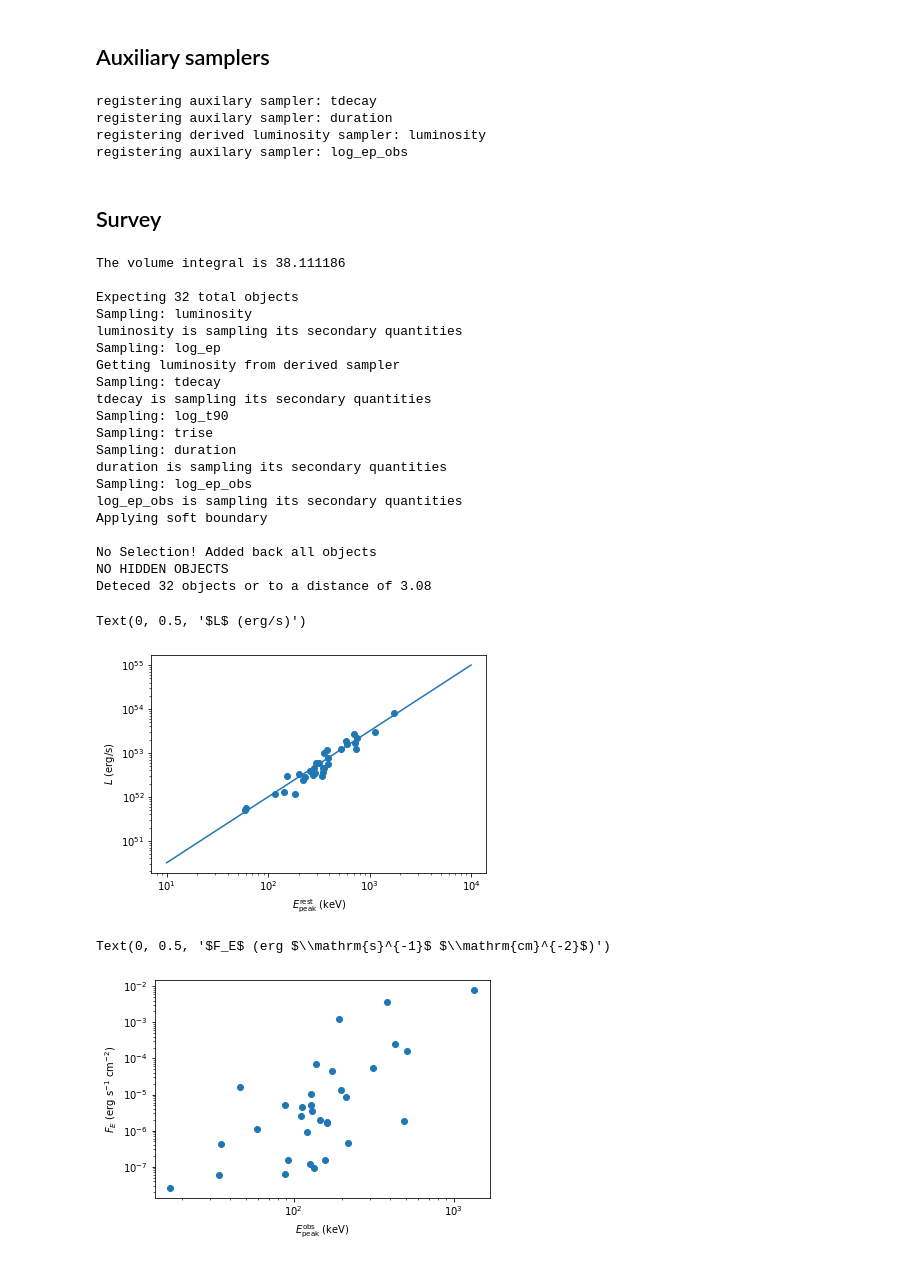
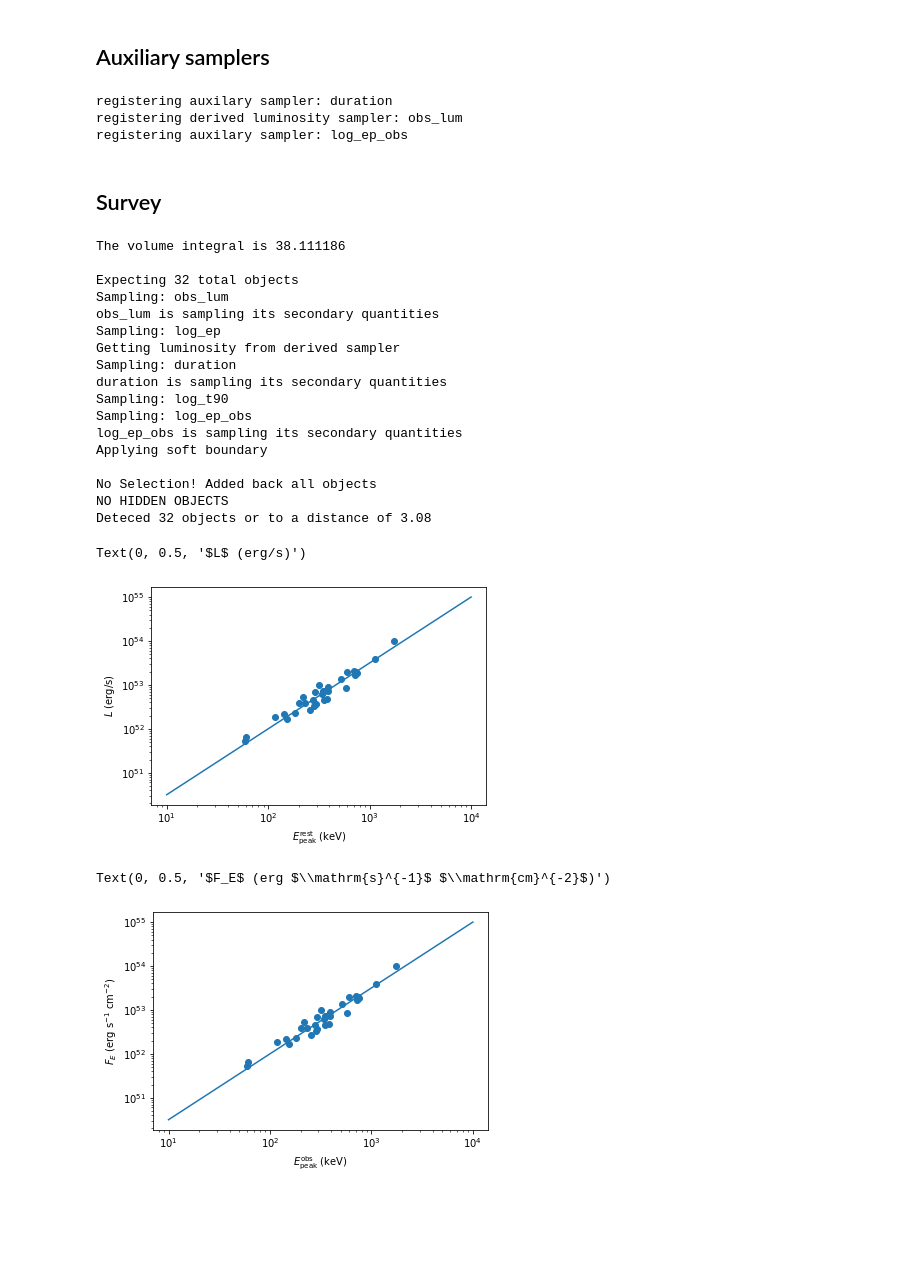
Before and after one commit to grburgess/zusammen, a Jupyter notebook: examples/golenetskii.ipynb, the cells around one changed output. Saved outputs shown, nothing was run; the diff lists cells and outputs as text; code cells hidden in the pictures; blank space fills up the shorter version.

Commit message:
Fix LumSampler so that fluxes are set properly

```diff
--- a/examples/golenetskii.ipynb
+++ b/examples/golenetskii.ipynb
@@ -16,20 +16,14 @@ r0_true = 1. #1/20.
 rise_true = 1.
 decay_true = 4.0
 peak_true = 1.5
-
-# luminosity function
-Lmin_true = 1e51
-alpha_true = 1.5
 r_max = 7.0
 
 
-pop_gen = popsynth.populations.ParetoSFRPopulation(
+pop_gen = popsynth.populations.SFRPopulation(
     r0=r0_true,
     rise=rise_true,
     decay=decay_true,
     peak=peak_true,
-    Lmin=Lmin_true,
-    alpha=alpha_true,
     r_max=r_max,
 )
 # %% [markdown]
@@ -39,10 +33,4 @@ from aux_samplers import TDecaySampler, DurationSampler, EpeakObsSampler, LumSam
 # %%
-trise = TruncatedNormalAuxSampler(name="trise", observed=False)
-trise.lower=0.01
-trise.upper=5.0
-trise.mu=1
-trise.tau=1.0
-
 t90 = LogNormalAuxSampler(name="log_t90", observed=False)
 t90.mu=10
 t90.tau=0.25
@@ -51,43 +39,35 @@ log_ep = LogNormalAuxSampler(name="log_ep", observed=False)
 log_ep.mu=300
 log_ep.tau=0.4
 
-tdecay = TDecaySampler()
 duration = DurationSampler()
-luminosity = LumSampler()
+obs_lum = LumSampler()
 log_ep_obs = EpeakObsSampler()
-tdecay.set_secondary_sampler(t90)
-tdecay.set_secondary_sampler(trise)
 duration.set_secondary_sampler(t90)
-luminosity.set_secondary_sampler(log_ep)
+obs_lum.set_secondary_sampler(log_ep)
 log_ep_obs.set_secondary_sampler(log_ep)
 # %%
-pop_gen.add_observed_quantity(tdecay)
 pop_gen.add_observed_quantity(duration)
-pop_gen.add_observed_quantity(luminosity)
+pop_gen.add_observed_quantity(obs_lum)
 pop_gen.add_observed_quantity(log_ep_obs)
 # %% [output]
-registering auxilary sampler: tdecay
 registering auxilary sampler: duration
-registering derived luminosity sampler: luminosity
+registering derived luminosity sampler: obs_lum
 registering auxilary sampler: log_ep_obs
 # %% [markdown]
 ## Survey
 # %%
-population = pop_gen.draw_survey(no_selection=True, boundary=1e-2)
+population = pop_gen.draw_survey(no_selection=True, boundary=1e-2, flux_sigma=0.)
 # %% [output]
 The volume integral is 38.111186
 
 Expecting 32 total objects
-Sampling: luminosity
-luminosity is sampling its secondary quantities
+Sampling: obs_lum
+obs_lum is sampling its secondary quantities
 Sampling: log_ep
 Getting luminosity from derived sampler
-Sampling: tdecay
-tdecay is sampling its secondary quantities
-Sampling: log_t90
-Sampling: trise
 Sampling: duration
 duration is sampling its secondary quantities
+Sampling: log_t90
 Sampling: log_ep_obs
 log_ep_obs is sampling its secondary quantities
 Applying soft boundary
@@ -100,6 +80,7 @@ fig, ax = plt.subplots()
 Egrid = 10**np.linspace(1, 4)
 
 ax.scatter(10**population.log_ep, population.luminosities)
+#ax.scatter(10**population.log_ep, population.obs_lum)
 ax.plot(Egrid, 1e52 * np.power(Egrid/100, 1.5))
 ax.set_xscale('log')
 ax.set_yscale('log')
@@ -107,4 +88,4 @@ ax.set_xlabel('$E_\mathrm{peak}^\mathrm{rest}$ (keV)')
 ax.set_ylabel('$L$ (erg/s)')
 # %% [output]
 Text(0, 0.5, '$L$ (erg/s)')
-[figure, old version]
+[figure, new version]
@@ -111,13 +94,15 @@ Text(0, 0.5, '$L$ (erg/s)')
 # %%
 fig, ax = plt.subplots()
-ax.scatter(10**population.log_ep_obs, population.flux_observed_all)
+dl = luminosity_distance(population.distances)
+ax.scatter(10**population.log_ep, population.latent)
+ax.plot(Egrid, 1e52 * np.power(Egrid/100, 1.5))
 ax.set_xscale('log')
 ax.set_yscale('log')
 ax.set_xlabel('$E_\mathrm{peak}^\mathrm{obs}$ (keV)')
 ax.set_ylabel('$F_E$ (erg $\mathrm{s}^{-1}$ $\mathrm{cm}^{-2}$)')
 # %% [output]
 Text(0, 0.5, '$F_E$ (erg $\\mathrm{s}^{-1}$ $\\mathrm{cm}^{-2}$)')
-[figure, old version]
+[figure, new version]
 # %%
 # Graph needs fixing for L-dependence
 pos=nx.drawing.nx_agraph.graphviz_layout(pop_gen.graph, prog='dot')
```
Also changed, not shown: parts of 3 cells of this notebook, 1 other file.
